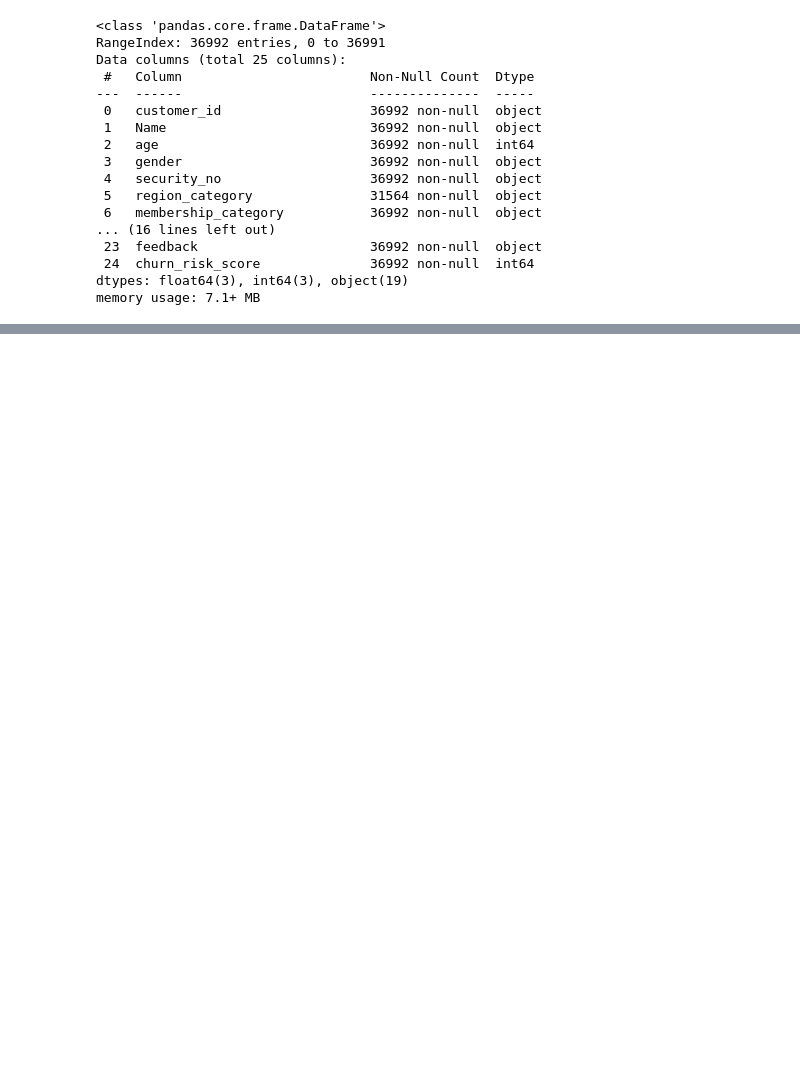
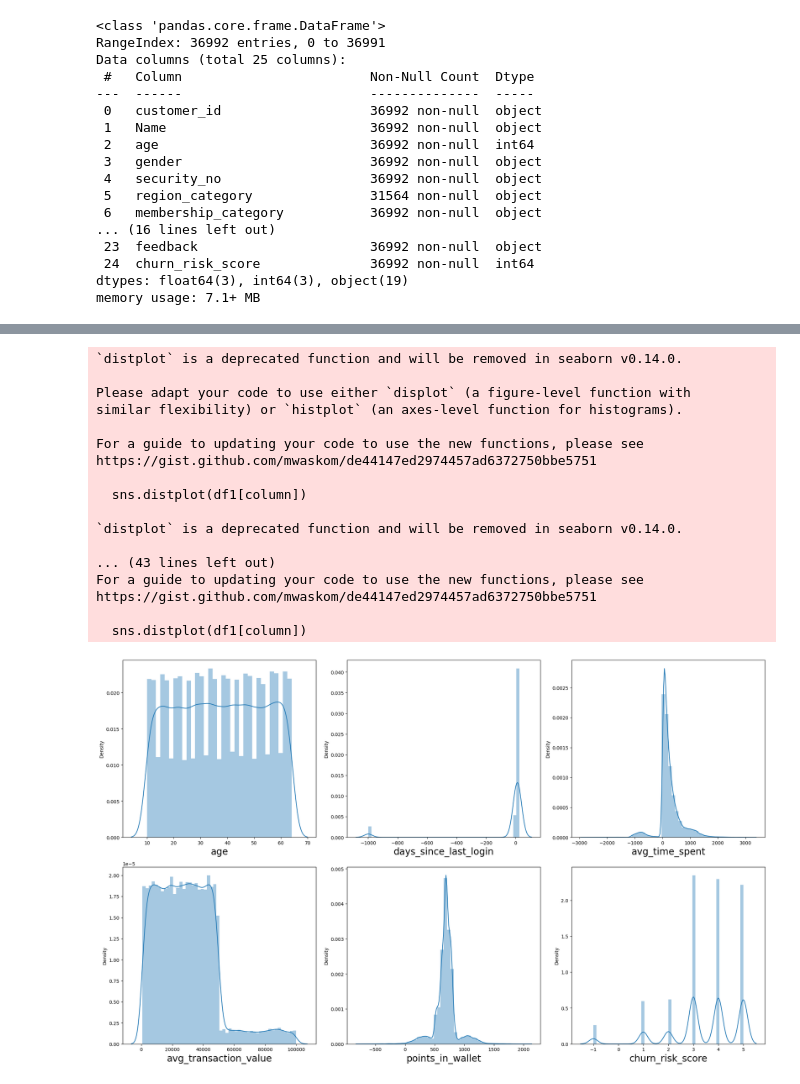
Before and after one commit to gpratik143/Customer-Churn-Prediction, a Jupyter notebook: Prediction.ipynb, the cells around one changed output, grey strips where cells are left out. Saved outputs shown, nothing was run; the diff lists cells and outputs as text; code cells hidden in the pictures; blank space fills up the shorter version.

```diff
--- a/Prediction.ipynb
+++ b/Prediction.ipynb
@@ -157,0 +162,7 @@ memory usage: 7.1+ MB
+# %%
+# filling categorical missing column
+df['region_category']= df['region_category'].fillna(df['region_category'].mode()[0])
+df['preferred_offer_types']= df['preferred_offer_types'].fillna(df['preferred_offer_types'].mode()[0])
+# %%
+# handle numerical missing column
+df['points_in_wallet']= df['points_in_wallet'].fillna(df['points_in_wallet'].mean())
@@ -157,0 +253,2 @@ memory usage: 7.1+ MB
+# %%
+df1 = df[['age', 'days_since_last_login', 'avg_time_spent', 'avg_transaction_value', 'points_in_wallet', 'churn_risk_score']]
@@ -157,0 +264,33 @@ memory usage: 7.1+ MB
+# %%
+# lets see how data is distributed for every column
+import seaborn as sns
+plt.figure(figsize=(20,30), facecolor='white')
+plotnumber=1
+
+for column in df1:
+    if plotnumber<=15:
+        ax = plt.subplot(5,3,plotnumber)
+        sns.distplot(df1[column])
+        plt.xlabel(column, fontsize=20)
+
+    plotnumber+=1
+plt.tight_layout()
+# %% [output]
+`distplot` is a deprecated function and will be removed in seaborn v0.14.0.
+
+Please adapt your code to use either `displot` (a figure-level function with
+similar flexibility) or `histplot` (an axes-level function for histograms).
+
+For a guide to updating your code to use the new functions, please see
+https://gist.github.com/mwaskom/de44147ed2974457ad6372750bbe5751
+
+  sns.distplot(df1[column])
+
+`distplot` is a deprecated function and will be removed in seaborn v0.14.0.
+
+... (43 lines left out)
+For a guide to updating your code to use the new functions, please see
+https://gist.github.com/mwaskom/de44147ed2974457ad6372750bbe5751
+
+  sns.distplot(df1[column])
+[figure, added]
```
Also changed, not shown: parts of 37 cells of this notebook.
